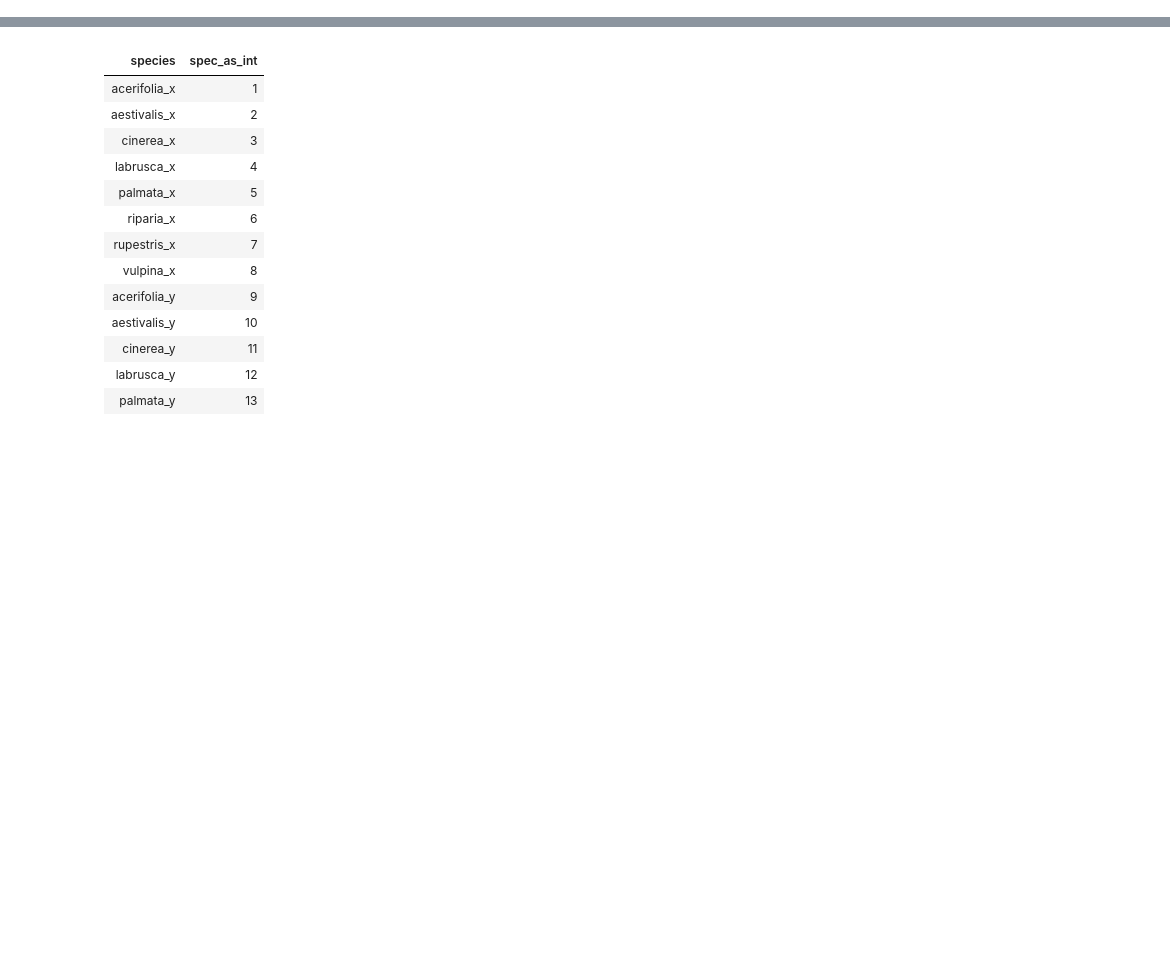
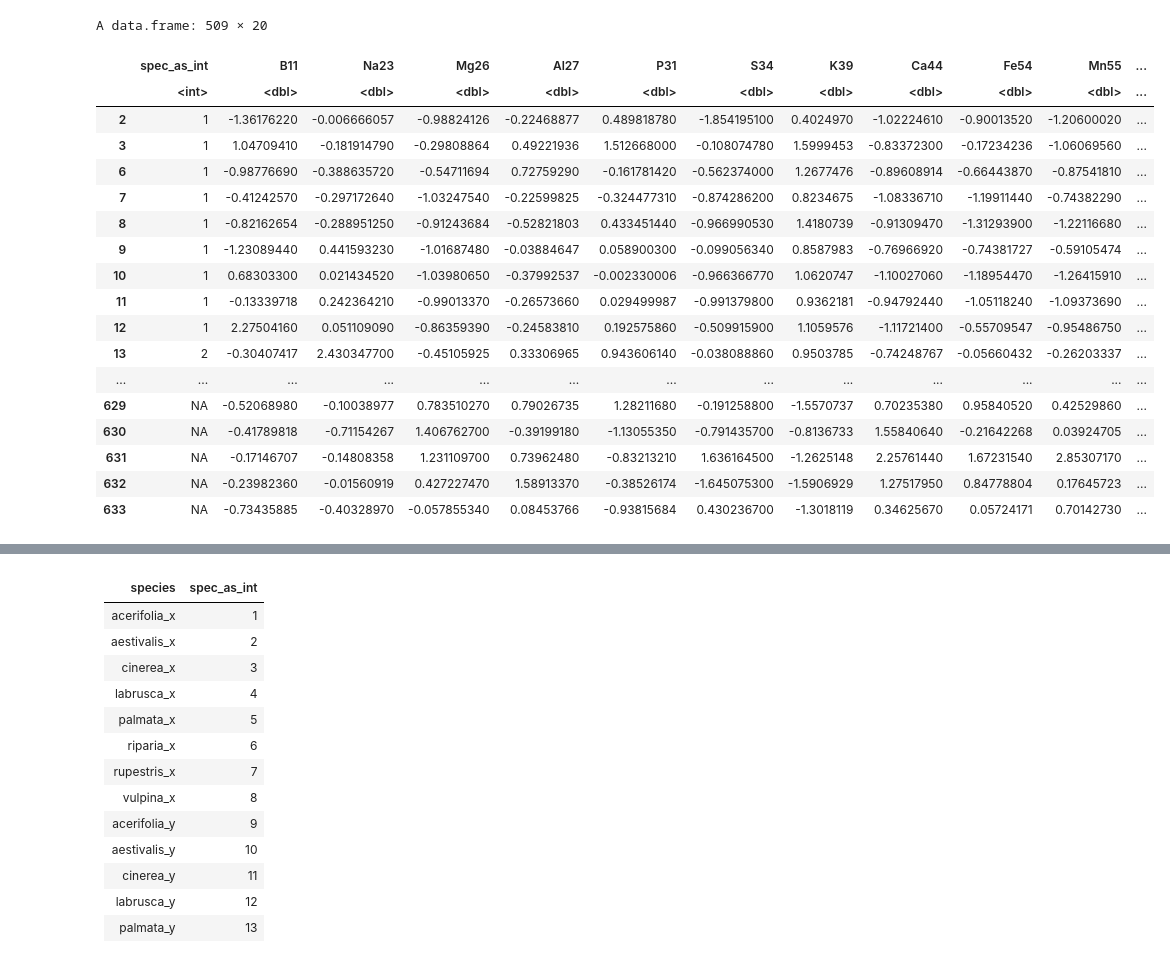
Before and after one commit to Kovacs-Lab/Geneva_Ionomics, a Jupyter notebook: Bimodel Test.ipynb, the cells around one changed output, grey strips where cells are left out. Drawn from its saved outputs; the diff is of its cells as text; code cells hidden in the pictures; blank space fills up the shorter version.

```diff
--- a/Bimodel Test.ipynb
+++ b/Bimodel Test.ipynb
@@ -70,14 +59,31 @@ ionomics <- imputePCA(ionomics, method = "Regularized")
 # %%
 # Split the data into training (80%) and test set (20%)
 set.seed(123)
-training.samples <- ionomics$completeObs[,2] %>%
+training.samples <- ionomics[,2] %>%
   createDataPartition(p = 0.8, list = FALSE)
-train.data <- ionomics$completeObs[training.samples, ]
-test.data <- ionomics$completeObs[-training.samples, ]
-train.data <- unlist(test.data)
-test.data <- unlist(test.data)
-train.data <- as.data.frame(train.data)
-test.data <- as.data.frame(test.data)
+train.data <- ionomics[training.samples, ]
+train.data
+test.data <- ionomics[-training.samples, ]
+# %% [output]
+A data.frame: 509 × 20
+|  | spec_as_int | B11 | Na23 | Mg26 | Al27 | P31 | S34 | K39 | Ca44 | Fe54 | Mn55 | ... |
+|  | <int> | <dbl> | <dbl> | <dbl> | <dbl> | <dbl> | <dbl> | <dbl> | <dbl> | <dbl> | <dbl> | ... |
+| 2 | 1 | -1.36176220 | -0.006666057 | -0.98824126 | -0.22468877 | 0.489818780 | -1.854195100 | 0.4024970 | -1.02224610 | -0.90013520 | -1.20600020 | ... |
+| 3 | 1 | 1.04709410 | -0.181914790 | -0.29808864 | 0.49221936 | 1.512668000 | -0.108074780 | 1.5999453 | -0.83372300 | -0.17234236 | -1.06069560 | ... |
+| 6 | 1 | -0.98776690 | -0.388635720 | -0.54711694 | 0.72759290 | -0.161781420 | -0.562374000 | 1.2677476 | -0.89608914 | -0.66443870 | -0.87541810 | ... |
+| 7 | 1 | -0.41242570 | -0.297172640 | -1.03247540 | -0.22599825 | -0.324477310 | -0.874286200 | 0.8234675 | -1.08336710 | -1.19911440 | -0.74382290 | ... |
+| 8 | 1 | -0.82162654 | -0.288951250 | -0.91243684 | -0.52821803 | 0.433451440 | -0.966990530 | 1.4180739 | -0.91309470 | -1.31293900 | -1.22116680 | ... |
+| 9 | 1 | -1.23089440 | 0.441593230 | -1.01687480 | -0.03884647 | 0.058900300 | -0.099056340 | 0.8587983 | -0.76966920 | -0.74381727 | -0.59105474 | ... |
+| 10 | 1 | 0.68303300 | 0.021434520 | -1.03980650 | -0.37992537 | -0.002330006 | -0.966366770 | 1.0620747 | -1.10027060 | -1.18954470 | -1.26415910 | ... |
+| 11 | 1 | -0.13339718 | 0.242364210 | -0.99013370 | -0.26573660 | 0.029499987 | -0.991379800 | 0.9362181 | -0.94792440 | -1.05118240 | -1.09373690 | ... |
+| 12 | 1 | 2.27504160 | 0.051109090 | -0.86359390 | -0.24583810 | 0.192575860 | -0.509915900 | 1.1059576 | -1.11721400 | -0.55709547 | -0.95486750 | ... |
+| 13 | 2 | -0.30407417 | 2.430347700 | -0.45105925 | 0.33306965 | 0.943606140 | -0.038088860 | 0.9503785 | -0.74248767 | -0.05660432 | -0.26203337 | ... |
+| ... | ... | ... | ... | ... | ... | ... | ... | ... | ... | ... | ... | ... |
+| 629 | NA | -0.52068980 | -0.10038977 | 0.783510270 | 0.79026735 | 1.28211680 | -0.191258800 | -1.5570737 | 0.70235380 | 0.95840520 | 0.42529860 | ... |
+| 630 | NA | -0.41789818 | -0.71154267 | 1.406762700 | -0.39199180 | -1.13055350 | -0.791435700 | -0.8136733 | 1.55840640 | -0.21642268 | 0.03924705 | ... |
+| 631 | NA | -0.17146707 | -0.14808358 | 1.231109700 | 0.73962480 | -0.83213210 | 1.636164500 | -1.2625148 | 2.25761440 | 1.67231540 | 2.85307170 | ... |
+| 632 | NA | -0.23982360 | -0.01560919 | 0.427227470 | 1.58913370 | -0.38526174 | -1.645075300 | -1.5906929 | 1.27517950 | 0.84778804 | 0.17645723 | ... |
+| 633 | NA | -0.73435885 | -0.40328970 | -0.057855340 | 0.08453766 | -0.93815684 | 0.430236700 | -1.3018119 | 0.34625670 | 0.05724171 | 0.70142730 | ... |
 # %%
 # Fit the model
 model <- lda(spec_as_int~., data = train.data)
```
Also changed, not shown: parts of 5 cells of this notebook.
